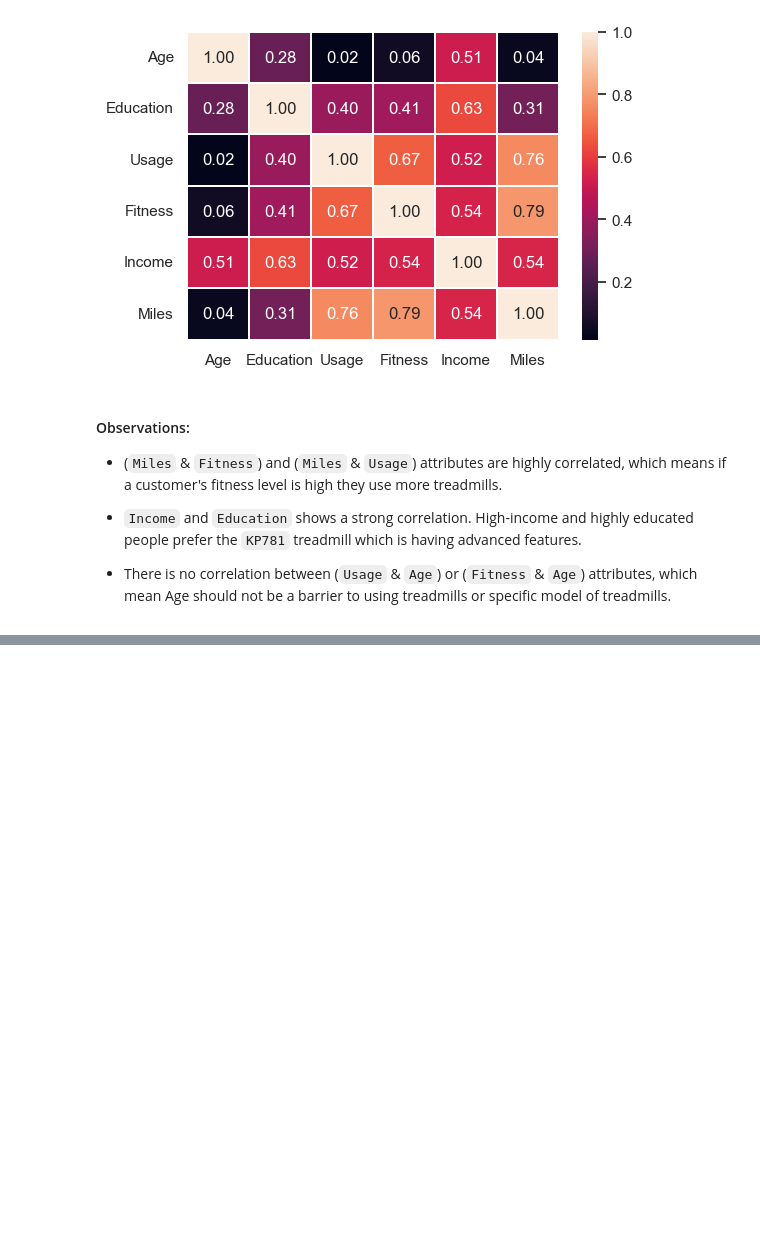
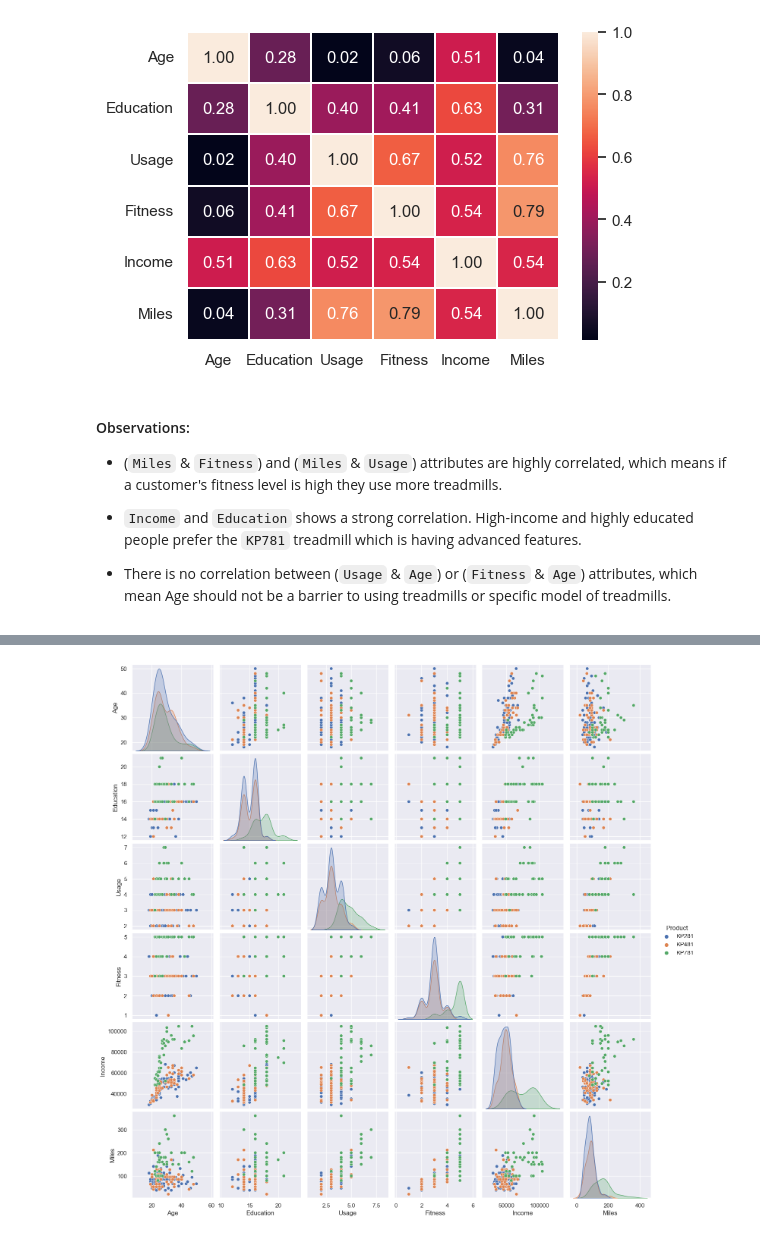
Before and after one commit to tugceturkkal/Data-Projects, a Jupyter notebook: Treadmill Buyer Profile.ipynb, the cells around one changed output, grey strips where cells are left out. Drawn from its saved outputs; the diff is of its cells as text; code cells hidden in the pictures; blank space fills up the shorter version.

Commit message:
Treadmill Buyer Profile

```diff
--- a/Treadmill Buyer Profile.ipynb
+++ b/Treadmill Buyer Profile.ipynb
@@ -522,0 +528,5 @@ plt.show()
+# %%
+sns.pairplot(aerofit_treadmill_data, hue = 'Product')
+plt.show()
+# %% [output]
+[figure, added]
```
Also changed, not shown: parts of 7 cells of this notebook.
